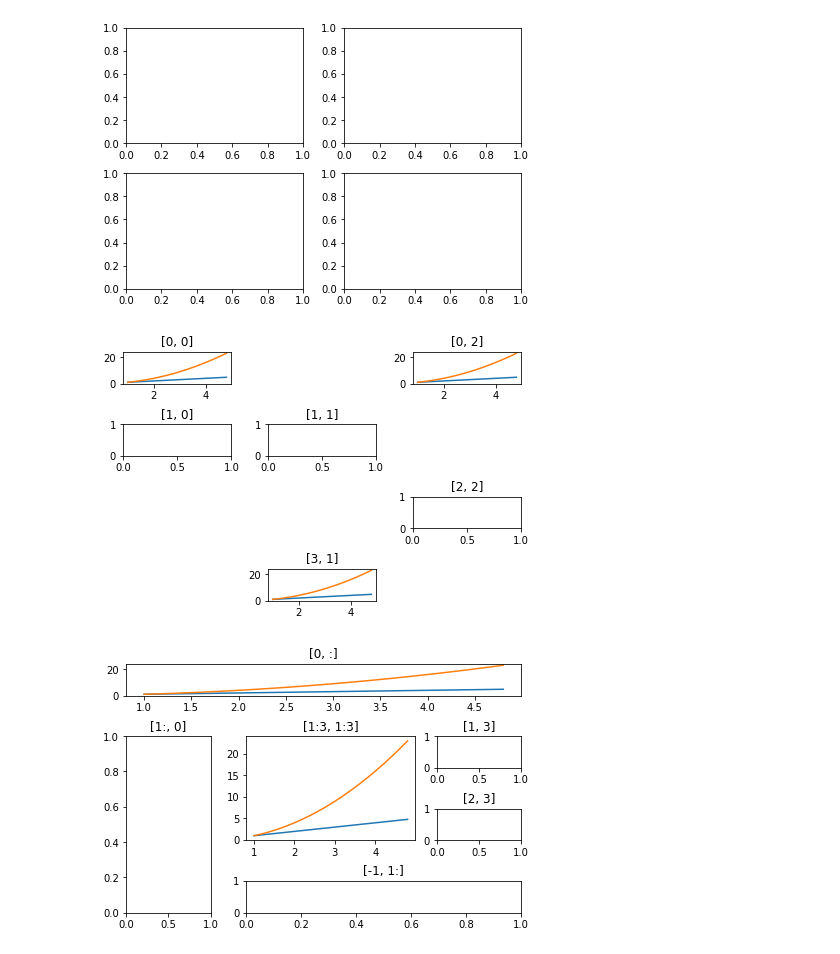
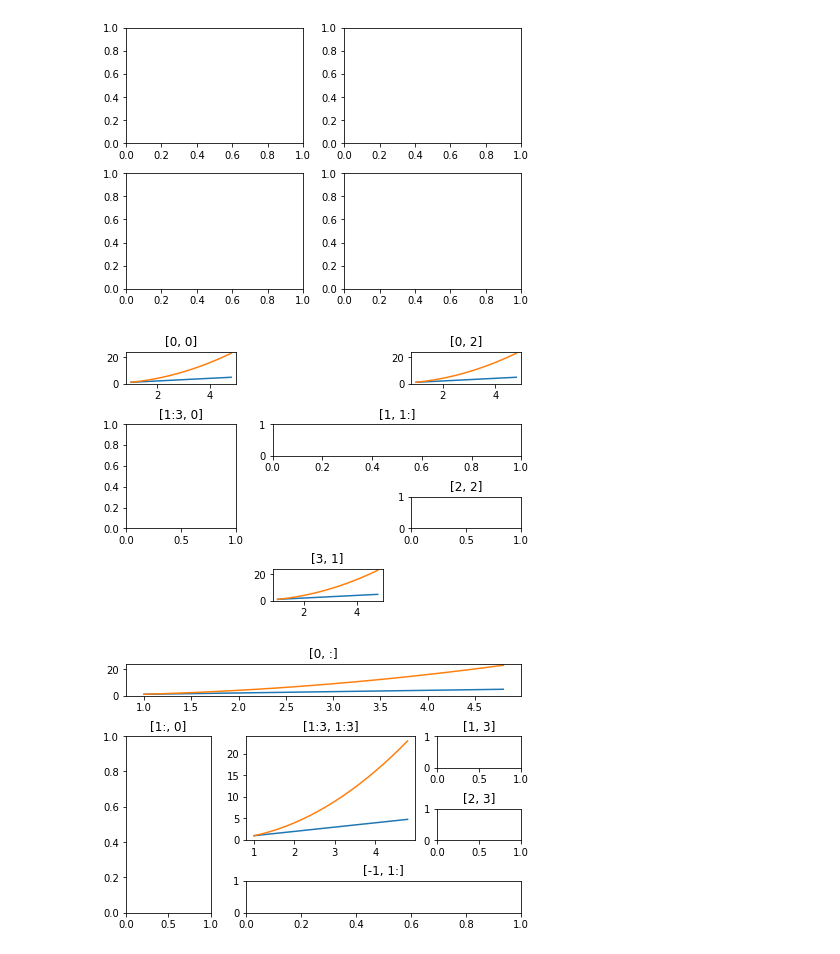
Before and after one commit to SalAlba/matplotlib, a Jupyter notebook: tutorial/figure-layouts/ex1.ipynb, the cells around one changed output. Cells and saved outputs as stored; diff of their text form; code cells hidden in the pictures.

Commit message:
subplots

```diff
--- a/tutorial/figure-layouts/ex1.ipynb
+++ b/tutorial/figure-layouts/ex1.ipynb
@@ -16,37 +16,37 @@ fig1, f1_axes = plt.subplots(ncols=2, nrows=2, constrained_layout=True);
 # %%
 # Indexes start from 0
 
 fig2 = plt.figure(constrained_layout=True)
 
 spec2 = gridspec.GridSpec(nrows=4, ncols=3, figure=fig2)
 
 f2_ax1 = fig2.add_subplot(spec2[0, 0])
 f2_ax1.set_title('[0, 0]') # set_title()
 plt.plot(a, a)
 plt.plot(a, a**2)
 
 f2_ax2 = fig2.add_subplot(spec2[0, 2])
 f2_ax2.set_title('[0, 2]') # set_title()
 plt.plot(a, a)
 plt.plot(a, a**2)
 
 
-f2_ax3 = fig2.add_subplot(spec2[1, 0])
-plt.title('[1, 0]') # plt.title()
+f2_ax3 = fig2.add_subplot(spec2[1:3, 0])
+plt.title('[1:3, 0]') # plt.title()
 
-f2_ax4 = fig2.add_subplot(spec2[1, 1])
-plt.title('[1, 1]') # plt.title()
+f2_ax4 = fig2.add_subplot(spec2[1, 1:])
+plt.title('[1, 1:]') # plt.title()
 
 f2_ax4 = fig2.add_subplot(spec2[2, 2])
 plt.title('[2, 2]') # plt.title()
 
 
 f2_ax4 = fig2.add_subplot(spec2[3, 1])
 plt.plot(a, a)
 plt.plot(a, a**2)
 plt.title('[3, 1]');
 # %% [output]
-[figure, old version]
+[figure, new version]
 # %%
 # Indexes start from 0
 
```
Also changed, not shown: parts of 7 cells of this notebook, 1 other file.
